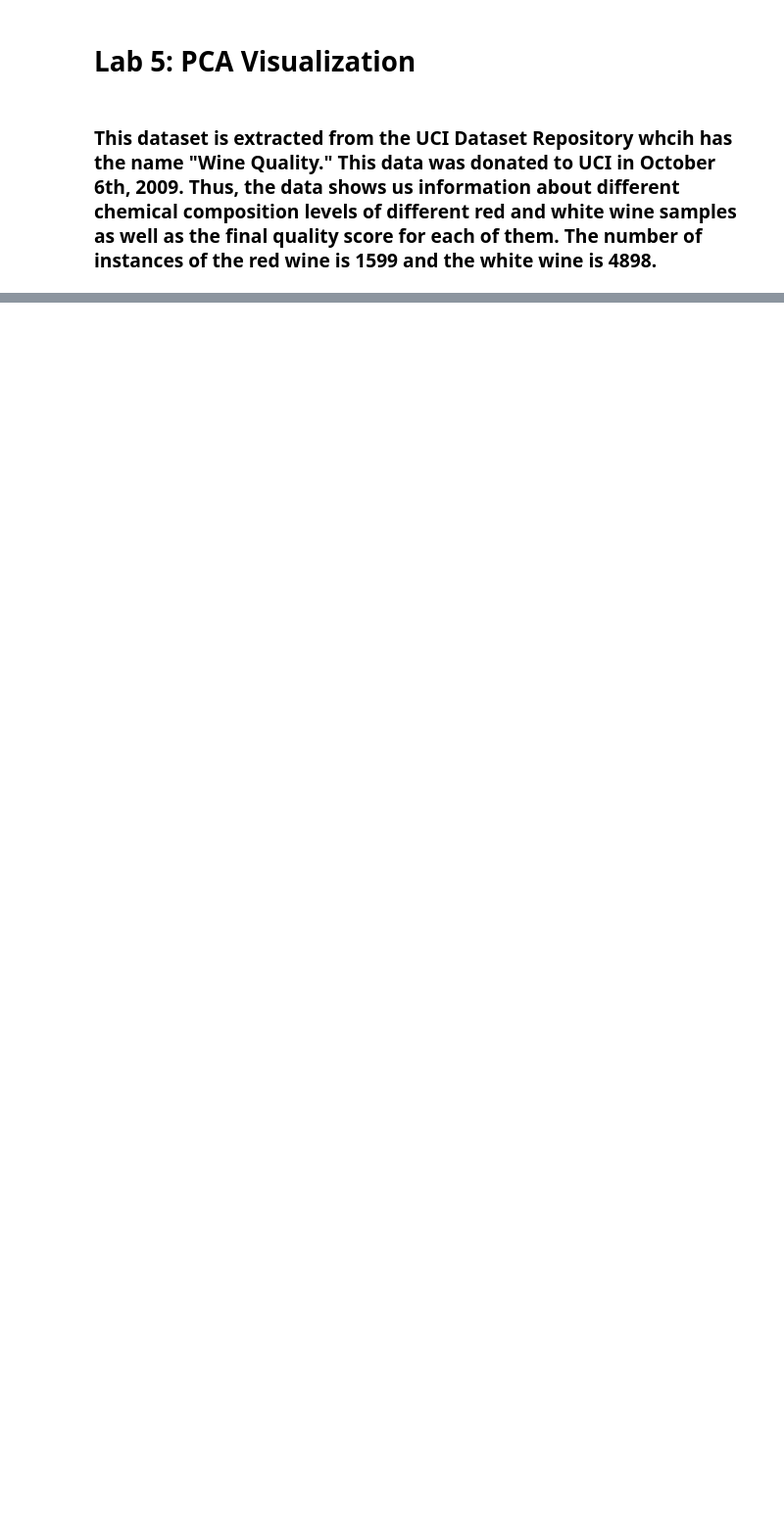
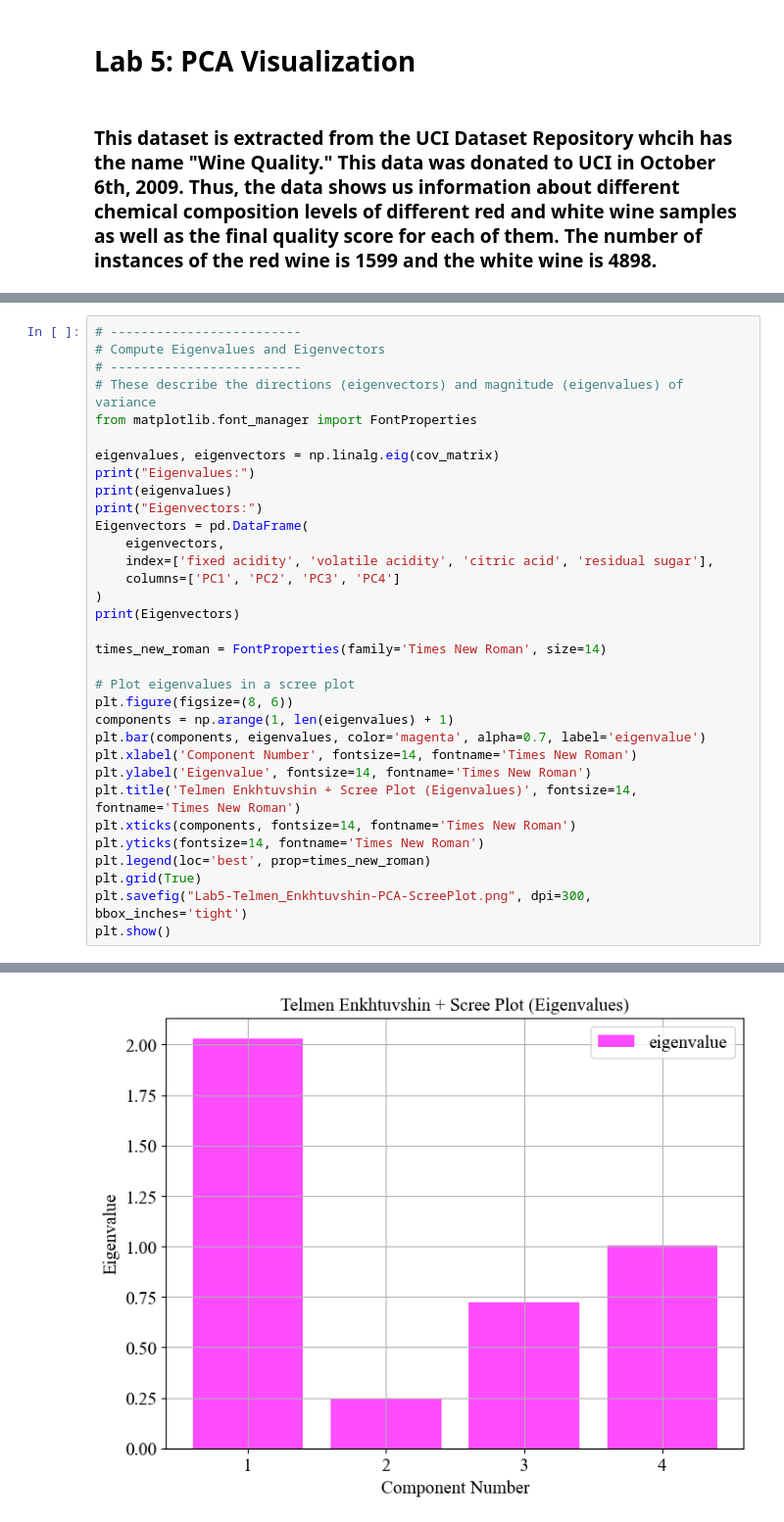
Before and after one commit to Telmen17/CS445-DataVis, a Jupyter notebook: Lab5/Telmen_Enkhtuvshin_Lab5.ipynb, the cells around one changed output, grey strips where cells are left out. Shown at 98% size. Drawn from its saved outputs; the diff is of its cells as text; blank space fills up the shorter version.

```diff
--- a/Lab5/Telmen_Enkhtuvshin_Lab5.ipynb
+++ b/Lab5/Telmen_Enkhtuvshin_Lab5.ipynb
@@ -15,0 +113,34 @@ FileNotFoundError: [Errno 2] No such file or directory: 'winequality-red.csv'
+# %%
+# -------------------------
+# Compute Eigenvalues and Eigenvectors
+# -------------------------
+# These describe the directions (eigenvectors) and magnitude (eigenvalues) of variance
+from matplotlib.font_manager import FontProperties
+
+eigenvalues, eigenvectors = np.linalg.eig(cov_matrix)
+print("Eigenvalues:")
+print(eigenvalues)
+print("Eigenvectors:")
+Eigenvectors = pd.DataFrame(
+    eigenvectors,
+    index=['fixed acidity', 'volatile acidity', 'citric acid', 'residual sugar'],
+    columns=['PC1', 'PC2', 'PC3', 'PC4']
+)
+print(Eigenvectors)
+
+times_new_roman = FontProperties(family='Times New Roman', size=14)
+
+# Plot eigenvalues in a scree plot
+plt.figure(figsize=(8, 6))
+components = np.arange(1, len(eigenvalues) + 1)
+plt.bar(components, eigenvalues, color='magenta', alpha=0.7, label='eigenvalue')
+plt.xlabel('Component Number', fontsize=14, fontname='Times New Roman')
+plt.ylabel('Eigenvalue', fontsize=14, fontname='Times New Roman')
+plt.title('Telmen Enkhtuvshin + Scree Plot (Eigenvalues)', fontsize=14, fontname='Times New Roman')
+plt.xticks(components, fontsize=14, fontname='Times New Roman')
+plt.yticks(fontsize=14, fontname='Times New Roman')
+plt.legend(loc='best', prop=times_new_roman)
+plt.grid(True)
+plt.savefig("Lab5-Telmen_Enkhtuvshin-PCA-ScreePlot.png", dpi=300, bbox_inches='tight')
+plt.show()
+# %% [output]
@@ -15,0 +155 @@ FileNotFoundError: [Errno 2] No such file or directory: 'winequality-red.csv'
+[figure, added]
```
Also changed, not shown: parts of 26 cells of this notebook, 5 other files.
